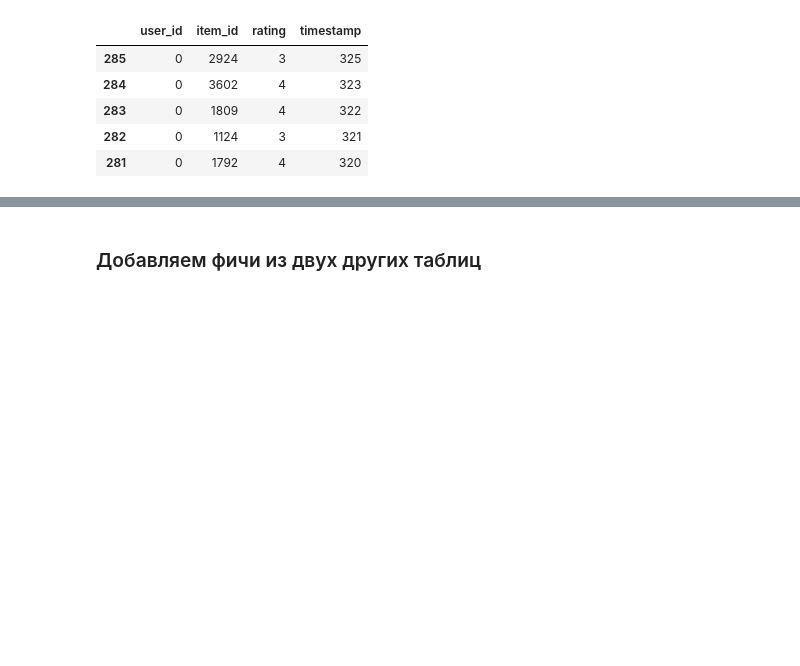
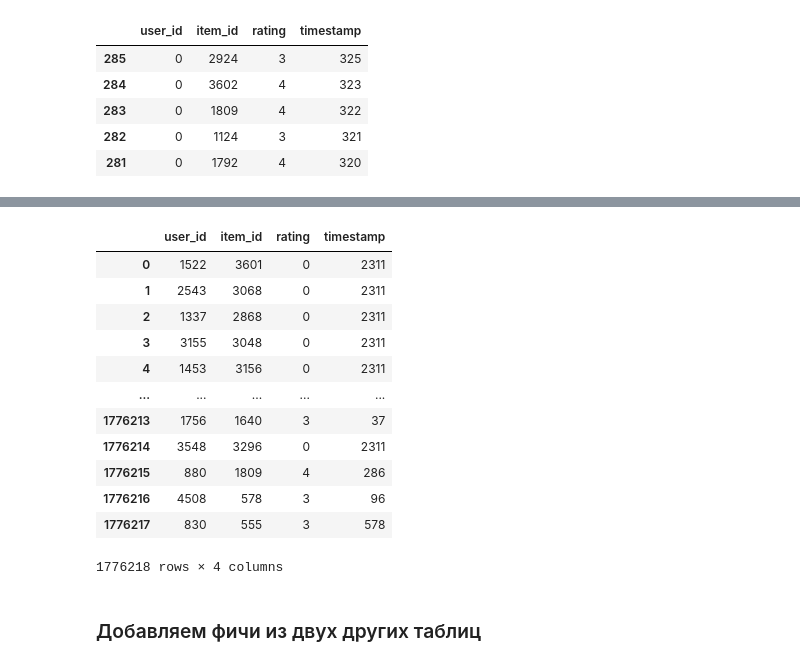
Before and after one commit to akzholba/RecSysCompetition, a Jupyter notebook: draft_pipeline.ipynb, the cells around one changed output, grey strips where cells are left out. Drawn from its saved outputs; the diff is of its cells as text; code cells hidden in the pictures; blank space fills up the shorter version.

```diff
--- a/draft_pipeline.ipynb
+++ b/draft_pipeline.ipynb
@@ -127,3 +154,22 @@ train_df.head()
+# %%
+combined_train_df = pd.concat([train_df, negative_samples_df], ignore_index=True)
+# перемешиваем датафрейм, чтобы негативные примеры не были все в конце датафрейма
+combined_train_df = combined_train_df.sample(frac=1, random_state=42).reset_index(drop=True)
+combined_train_df
+# %% [output]
+|  | user_id | item_id | rating | timestamp |
+| 0 | 1522 | 3601 | 0 | 2311 |
+| 1 | 2543 | 3068 | 0 | 2311 |
+| 2 | 1337 | 2868 | 0 | 2311 |
+| 3 | 3155 | 3048 | 0 | 2311 |
+| 4 | 1453 | 3156 | 0 | 2311 |
+| ... | ... | ... | ... | ... |
+| 1776213 | 1756 | 1640 | 3 | 37 |
+| 1776214 | 3548 | 3296 | 0 | 2311 |
+| 1776215 | 880 | 1809 | 4 | 286 |
+| 1776216 | 4508 | 578 | 3 | 96 |
+| 1776217 | 830 | 555 | 3 | 578 |
+1776218 rows × 4 columns
 # %% [markdown]
 ### Добавляем фичи из двух других таблиц
 # %%
```
Also changed, not shown: parts of 19 cells of this notebook, 1 other file.
